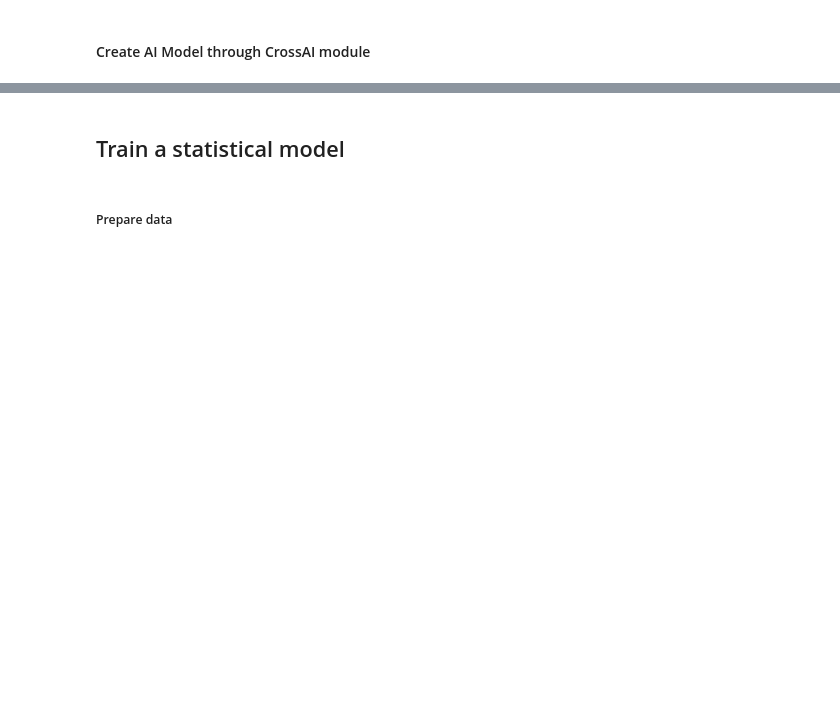
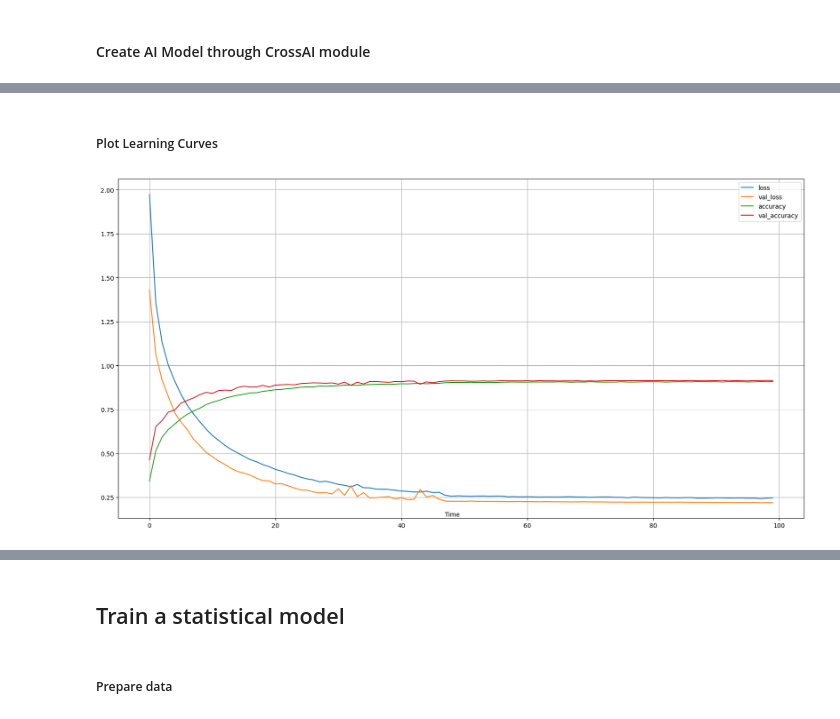
Before and after one commit to AIoT-Group-UoP/crossai, a Jupyter notebook: tutorials/E2E/GestureSet-E2E.ipynb, the cells around one changed output, grey strips where cells are left out. Saved outputs shown, nothing was run; the diff lists cells and outputs as text; code cells hidden in the pictures; blank space fills up the shorter version.

```diff
--- a/tutorials/E2E/GestureSet-E2E.ipynb
+++ b/tutorials/E2E/GestureSet-E2E.ipynb
@@ -194,7 +148,7 @@ from crossai.ai.nn1d import CNN1D
 cnn1d = CNN1D(
     input_shape=X_train.shape[1:],
     include_top=True,
-    num_classes=2,
+    num_classes=np.unique(y_train).shape[0],
     classifier_activation="softmax",
     drp=.5,
     spatial=False,
@@ -238,7 +189,8 @@ cnn1d.compile(optimizer=tf.keras.optimizers.Adam(learning_rate=0.0001),
 # %%
-history = cnn1d.fit(X_train, y_train, epochs=100,
+history = cnn1d.fit(X_train, y_train,
+                    epochs=100,
                     validation_split=.2,
-                    verbose=2,
+                    verbose=0,
                     batch_size=64,
                     callbacks=[early_stopping, reduce_lr]
                     )
@@ -282,0 +202,12 @@ plt.show()
+# %% [markdown]
+##### Plot Learning Curves
+# %%
+from crossai.visualization import plot_ts
+
+plot_ts([
+    history.history["loss"], history.history["val_loss"],
+    history.history["accuracy"], history.history["val_accuracy"]
+    ],
+    labels=["loss", "val_loss", "accuracy", "val_accuracy"])
+# %% [output]
+[figure, added]
```
Also changed, not shown: parts of 55 cells of this notebook.
